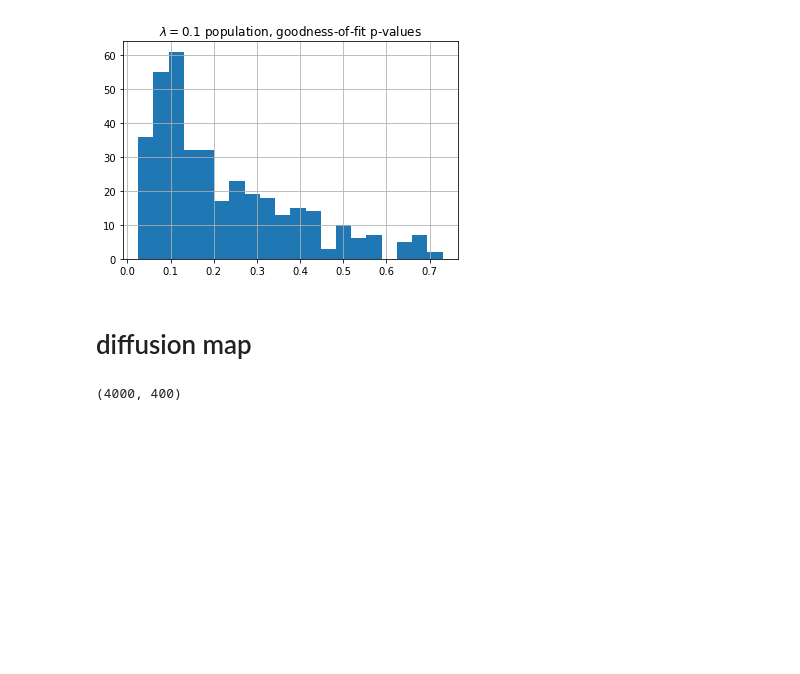
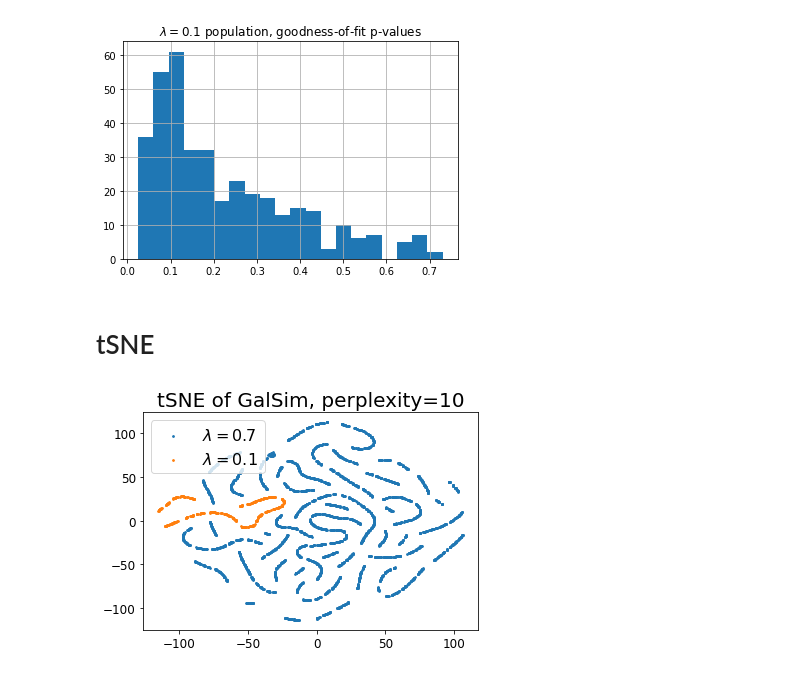
Before and after one commit to zhao-david/CDE-diagnostics, a Jupyter notebook: GalSim_application_v1.ipynb, the cells around one changed output. Drawn from its saved outputs; the diff is of its cells as text; code cells hidden in the pictures; blank space fills up the shorter version.

Commit message:
tSNE and UMAP plots

```diff
--- a/GalSim_application_v1.ipynb
+++ b/GalSim_application_v1.ipynb
@@ -378,9 +380,3 @@ plt.title('$\lambda=0.1$ population, goodness-of-fit p-values')
 plt.show()
 # %% [output]
 [figure]
-# %% [markdown]
-# diffusion map
-# %%
-galsim_test.shape
-# %% [output]
-(4000, 400)
@@ -393,0 +383,12 @@ dmap = mydmap.fit_transform(galsim_test)
+# %% [markdown]
+# tSNE
+# %%
+tSNE_galsim_test = TSNE(n_components=2, perplexity=20).fit_transform(galsim_test)
+# %%
+plt.scatter(tSNE_galsim_test[lambdas_test == 0.7][:, 0], tSNE_galsim_test[lambdas_test == 0.7][:, 1], s=3, label='$\lambda=0.7$')
+plt.scatter(tSNE_galsim_test[lambdas_test == 0.1][:, 0], tSNE_galsim_test[lambdas_test == 0.1][:, 1], s=3, label='$\lambda=0.1$')
+plt.title("tSNE of GalSim, perplexity=10", fontsize=20)
+plt.legbend(fontsize=16)
+plt.tick_params(axis='both', which='major', labelsize=12)
+# %% [output]
+[figure, added]
```
Also changed, not shown: parts of 11 cells of this notebook.
